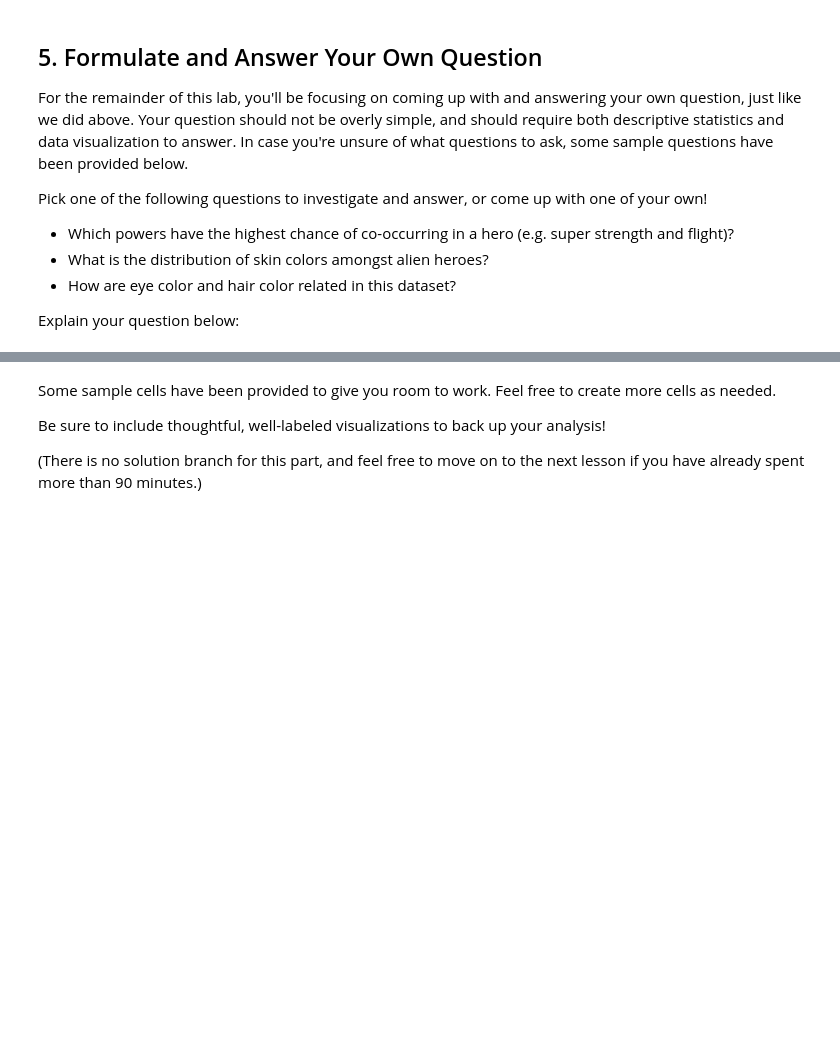
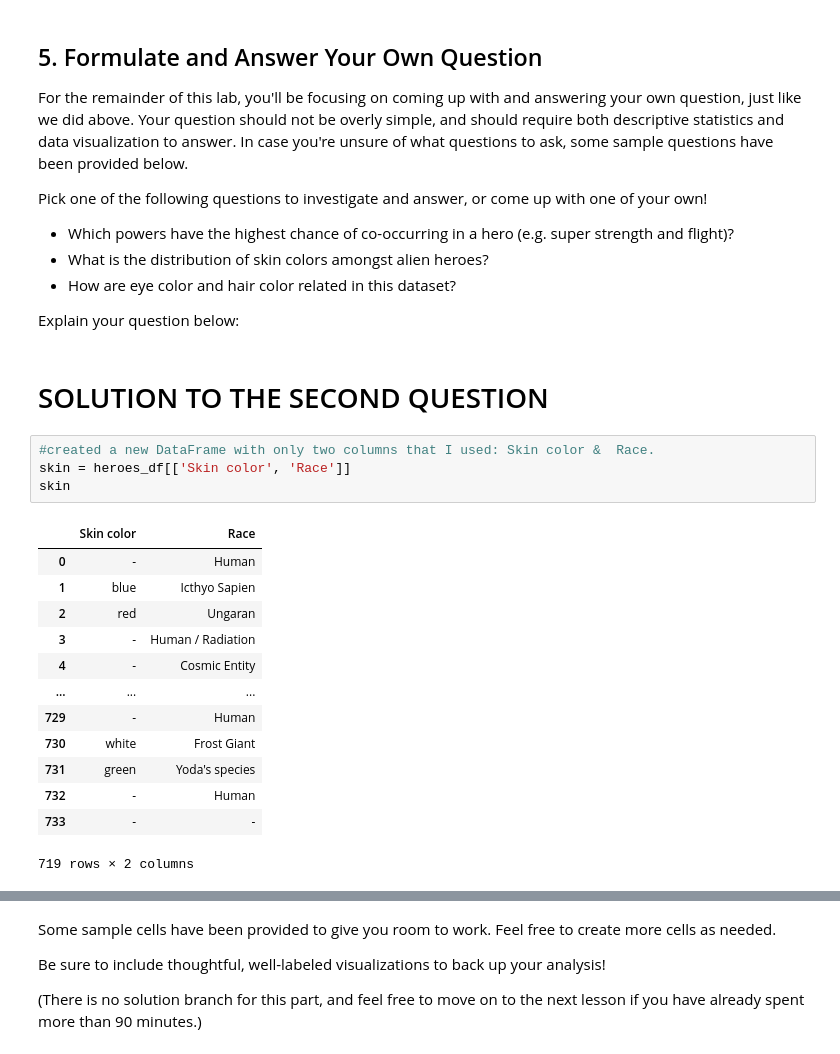
Before and after one commit to fredtush/dsc-pandas-data-cleaning-lab, a Jupyter notebook: index.ipynb, the cells around one changed output, grey strips where cells are left out. Saved outputs shown, nothing was run; the diff lists cells and outputs as text; blank space fills up the shorter version.

```diff
--- a/index.ipynb
+++ b/index.ipynb
@@ -779,3 +779,23 @@ Pick one of the following questions to investigate and answer, or come up with o
 * How are eye color and hair color related in this dataset?
 
 Explain your question below:
+# %% [markdown]
+# SOLUTION TO THE SECOND QUESTION
+# %%
+#created a new DataFrame with only two columns that I used: Skin color &  Race.
+skin = heroes_df[['Skin color', 'Race']]
+skin
+# %% [output]
+|  | Skin color | Race |
+| 0 | - | Human |
+| 1 | blue | Icthyo Sapien |
+| 2 | red | Ungaran |
+| 3 | - | Human / Radiation |
+| 4 | - | Cosmic Entity |
+| ... | ... | ... |
+| 729 | - | Human |
+| 730 | white | Frost Giant |
+| 731 | green | Yoda's species |
+| 732 | - | Human |
+| 733 | - | - |
+719 rows × 2 columns
```
Also changed, not shown: parts of 3 cells of this notebook.
